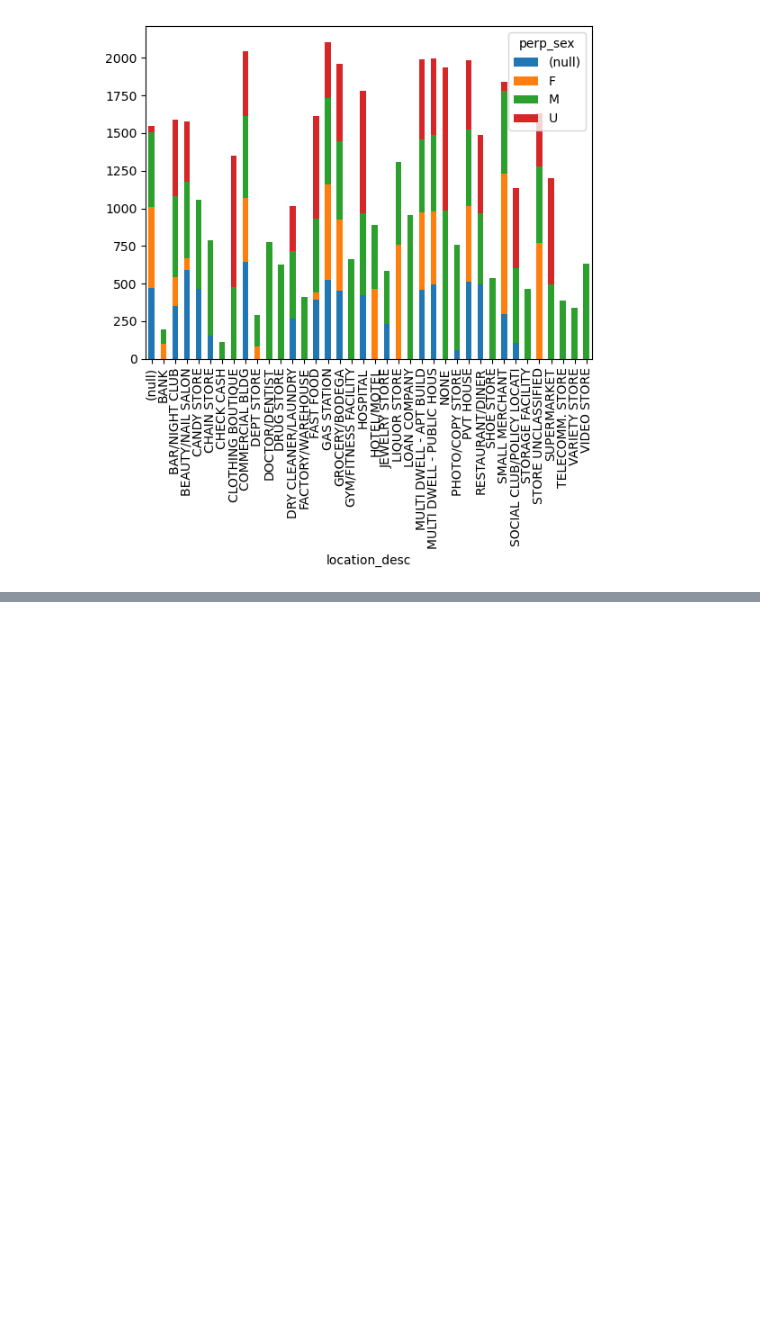
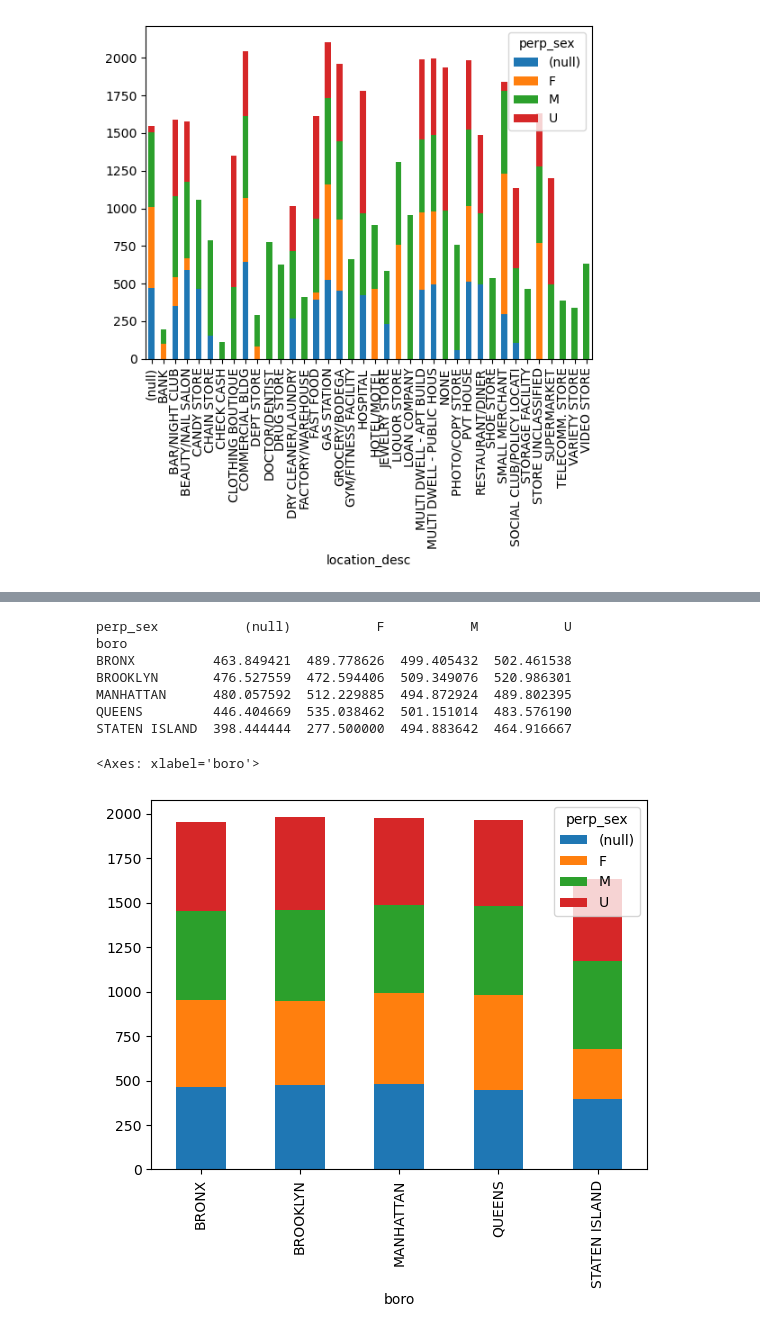
Before and after one commit to jenellecodes/NYC-Causes-of-Death-Analysis, a Jupyter notebook: notebooks/sarah_eda.ipynb, the cells around one changed output, grey strips where cells are left out. Drawn from its saved outputs; the diff is of its cells as text; code cells hidden in the pictures; blank space fills up the shorter version.

```diff
--- a/notebooks/sarah_eda.ipynb
+++ b/notebooks/sarah_eda.ipynb
@@ -173,0 +189,15 @@ VIDEO STORE                       NaN         NaN  631.714286         NaN
+# %%
+pivot_perp_sex_by_boro = df.pivot_table(values= 'Unnamed: 0', index = 'boro', columns='perp_sex')
+print(pivot_perp_sex_by_boro)
+
+pivot_perp_sex_by_boro.plot.bar(stacked=True)
+# %% [output]
+perp_sex           (null)           F           M           U
+boro
+BRONX          463.849421  489.778626  499.405432  502.461538
+BROOKLYN       476.527559  472.594406  509.349076  520.986301
+MANHATTAN      480.057592  512.229885  494.872924  489.802395
+QUEENS         446.404669  535.038462  501.151014  483.576190
+STATEN ISLAND  398.444444  277.500000  494.883642  464.916667
+<Axes: xlabel='boro'>
+[figure, added]
```
Also changed, not shown: parts of 2 cells of this notebook.
